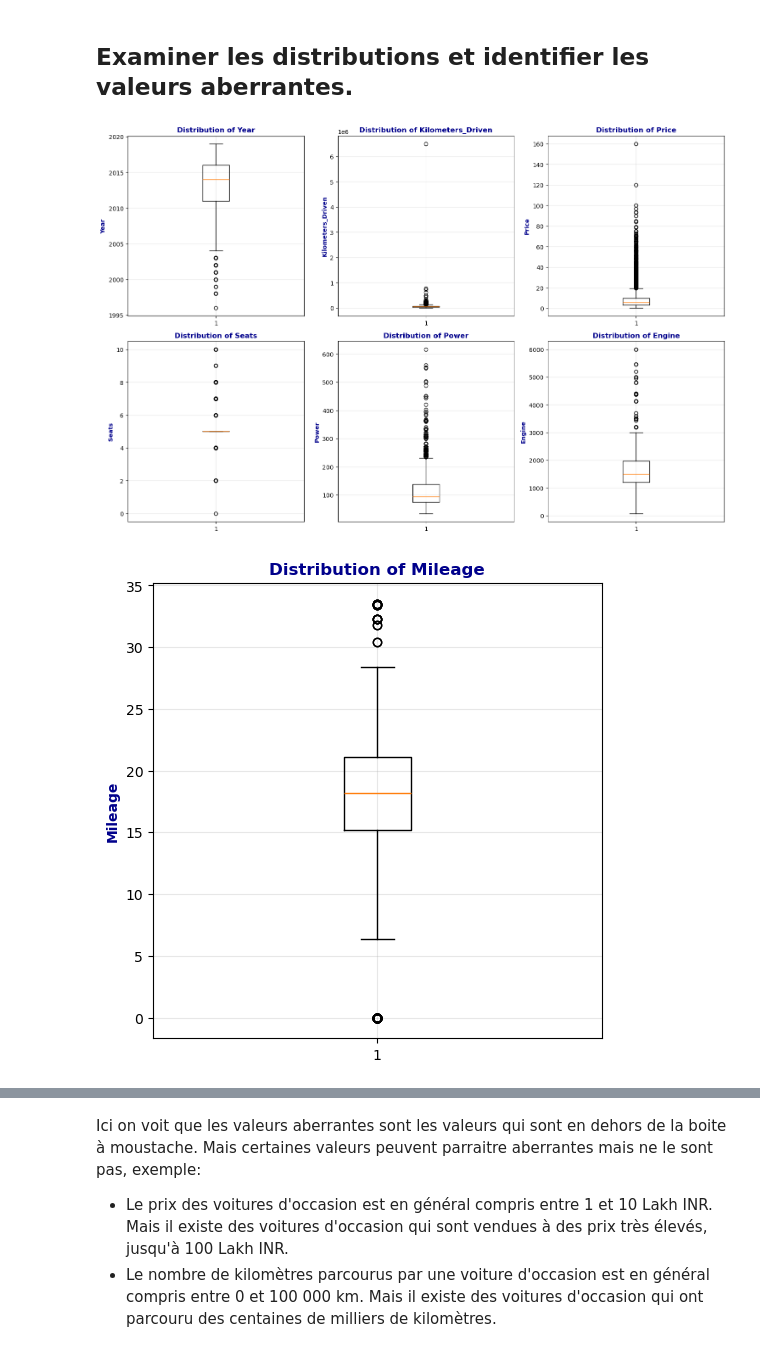
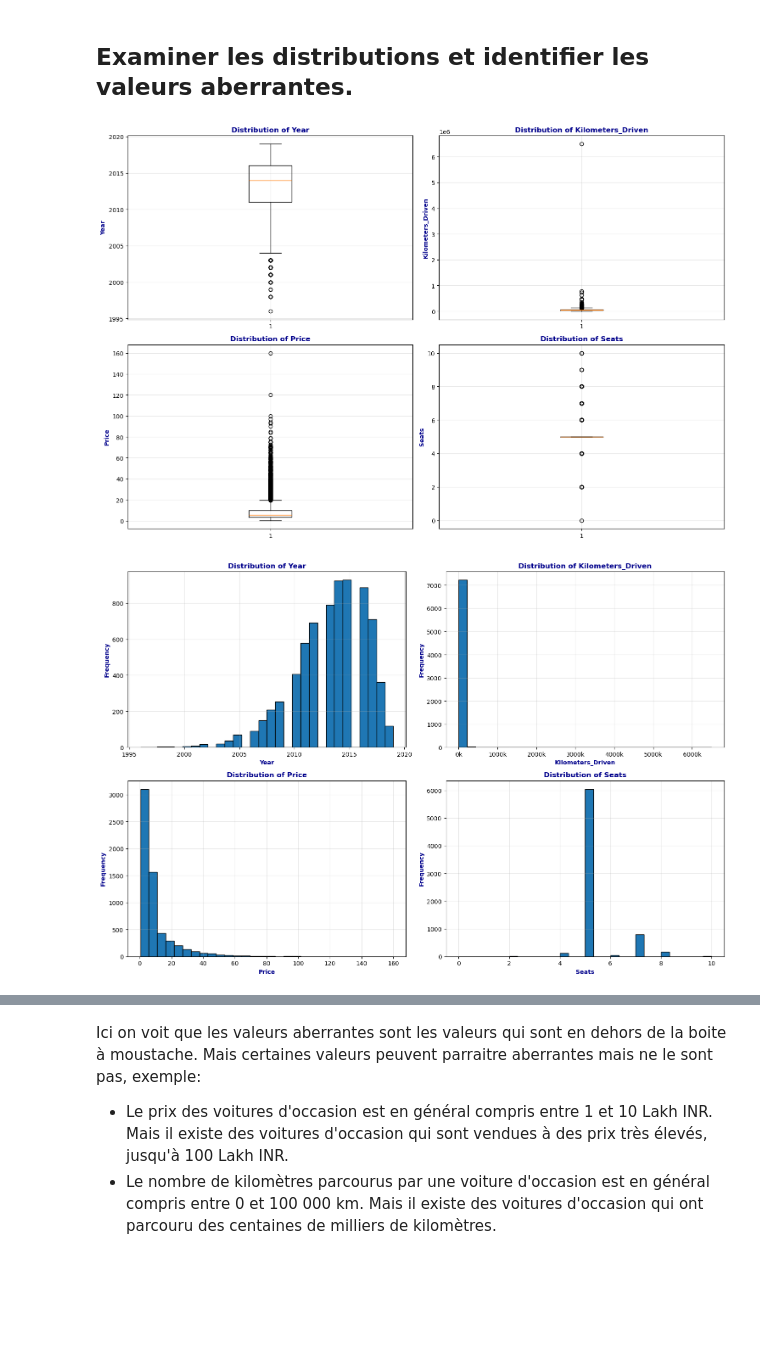
Before and after one commit to Ptitlu42/TP_data_mining, a Jupyter notebook: TP_eda.ipynb, the cells around one changed output, grey strips where cells are left out. Cells and saved outputs as stored; diff of their text form; code cells hidden in the pictures; blank space fills up the shorter version.

```diff
--- a/TP_eda.ipynb
+++ b/TP_eda.ipynb
@@ -84,5 +74,0 @@ df.head()
-# %%
-df['Mileage'] = df['Mileage'].astype(str).str.extract(r'(\d+\.?\d*)').astype(float)
-df['Engine'] = df['Engine'].astype(str).str.extract(r'(\d+\.?\d*)').astype(float)
-df['Power'] = df['Power'].astype(str).str.extract(r'(\d+\.?\d*)').astype(float)
-df.head()
@@ -127,11 +104,11 @@ Price: 125.17
 # %% [markdown]
 ## Examiner les distributions et identifier les valeurs aberrantes.
 # %%
-numerical_features = ['Year', 'Kilometers_Driven', 'Price', 'Seats', 'Power', 'Engine', 'Mileage']
+numerical_features = ['Year', 'Kilometers_Driven', 'Price', 'Seats']
 
 plt.figure(figsize=(15, 10))
-for i, feature in enumerate(numerical_features[:6], 1):
-    plt.subplot(2, 3, i)
+for i, feature in enumerate(numerical_features, 1):
+    plt.subplot(2, 2, i)
     data = df[feature].dropna()
     plt.boxplot(data)
     plt.title(f'Distribution of {feature}', color='darkblue', fontweight='bold')
@@ -141,58 +118,37 @@ plt.tight_layout()
 plt.show()
 
 plt.figure(figsize=(15, 10))
-plt.subplot(2, 3, 6)
-data = df['Mileage'].dropna()
-plt.boxplot(data)
-plt.title('Distribution of Mileage', color='darkblue', fontweight='bold')
-plt.grid(True, alpha=0.3)
-plt.ylabel('Mileage', color='darkblue', fontweight='bold')
-plt.tight_layout()
-plt.show()
-
-plt.figure(figsize=(15, 10))
-for i, feature in enumerate(numerical_features[:6], 1):
-    plt.subplot(2, 3, i)
+for i, feature in enumerate(numerical_features, 1):
+    plt.subplot(2, 2, i)
     data = df[feature].dropna()
     plt.hist(data, bins=30, edgecolor='black')
     plt.title(f'Distribution of {feature}', color='darkblue', fontweight='bold')
     plt.grid(True, alpha=0.3)
     if feature == 'Kilometers_Driven':
         plt.gca().xaxis.set_major_formatter(lambda x, p: f'{int(x/1000)}k')
     plt.xlabel(feature, color='darkblue', fontweight='bold')
     plt.ylabel('Frequency', color='darkblue', fontweight='bold')
-plt.tight_layout()
-plt.show()
-
-plt.figure(figsize=(15, 10))
-plt.subplot(2, 3, 6)
-data = df['Mileage'].dropna()
-plt.hist(data, bins=30, edgecolor='black')
-plt.title('Distribution of Mileage', color='darkblue', fontweight='bold')
-plt.grid(True, alpha=0.3)
-plt.xlabel('Mileage', color='darkblue', fontweight='bold')
-plt.ylabel('Frequency', color='darkblue', fontweight='bold')
 plt.tight_layout()
 plt.show()
 
 def detect_outliers(df, column):
     Q1 = df[column].quantile(0.25)
     Q3 = df[column].quantile(0.75)
     IQR = Q3 - Q1
     lower_bound = Q1 - 1.5 * IQR
     upper_bound = Q3 + 1.5 * IQR
     outliers = df[(df[column] < lower_bound) | (df[column] > upper_bound)][column]
     return len(outliers), lower_bound, upper_bound
 
 print(f'{HEADER}Analyse des valeurs aberrantes:{ENDC}')
 for feature in numerical_features:
     n_outliers, lower, upper = detect_outliers(df, feature)
     print(f'\n{CYAN}{feature}:{ENDC}')
     print(f'{BLUE}Nombre de valeurs aberrantes: {BOLD}{n_outliers}{ENDC}')
     print(f'{BLUE}Limite inférieure: {BOLD}{lower:.2f}{ENDC}')
     print(f'{BLUE}Limite supérieure: {BOLD}{upper:.2f}{ENDC}')
     print(f'{BLUE}Valeur minimale: {BOLD}{df[feature].min():.2f}{ENDC}')
     print(f'{BLUE}Valeur maximale: {BOLD}{df[feature].max():.2f}{ENDC}')
 # %% [output]
-[figure, old version]
+[figure, new version]
-[figure, old version]
+[figure, new version]
```
Also changed, not shown: parts of 15 cells of this notebook.
